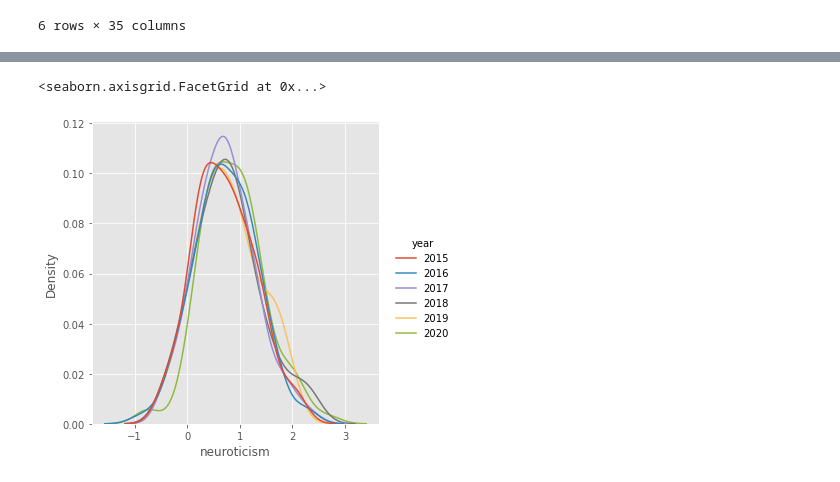
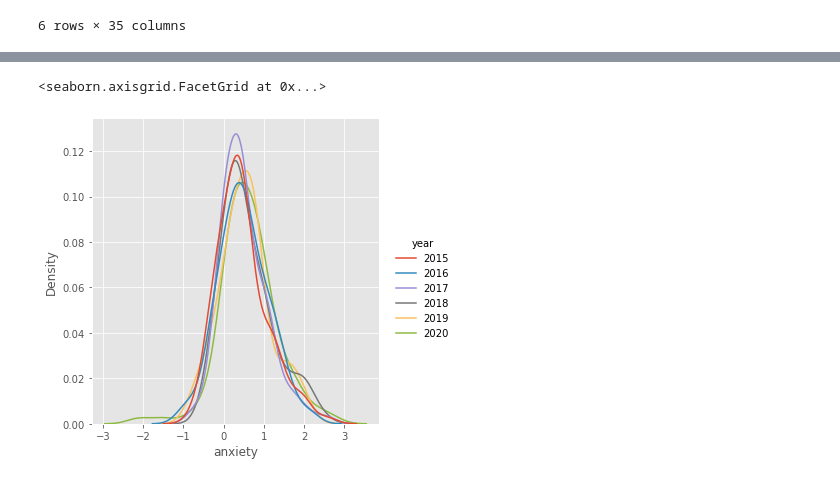
Before and after one commit to epfl-ada/ada-2021-project-madry, a Jupyter notebook: entrepreneur_yearwise_personality.ipynb, the cells around one changed output, grey strips where cells are left out. Cells and saved outputs as stored; diff of their text form; code cells hidden in the pictures.

```diff
--- a/entrepreneur_yearwise_personality.ipynb
+++ b/entrepreneur_yearwise_personality.ipynb
@@ -232,8 +260,5 @@ entrepreneur_artist_personality = pd.concat([entrepreneur_2015_personality, entr
 # %%
-# for i, attr in enumerate(PERSONALITY_ATTRS):
-#     sns.displot(entrepreneur_artist_personality, x=attr, hue='year', kind='kde')
+sns.displot(entrepreneur_artist_personality, x='anxiety', hue='year', kind='kde')
+# %% [output]
+<seaborn.axisgrid.FacetGrid at 0x...>
+[figure, added]
-# %%
-sns.displot(entrepreneur_artist_personality, x='neuroticism', hue='year', kind='kde')
-# %% [output]
-<seaborn.axisgrid.FacetGrid at 0x...>
-[figure, removed]
```
Also changed, not shown: parts of 15 cells of this notebook, 1 other file.
